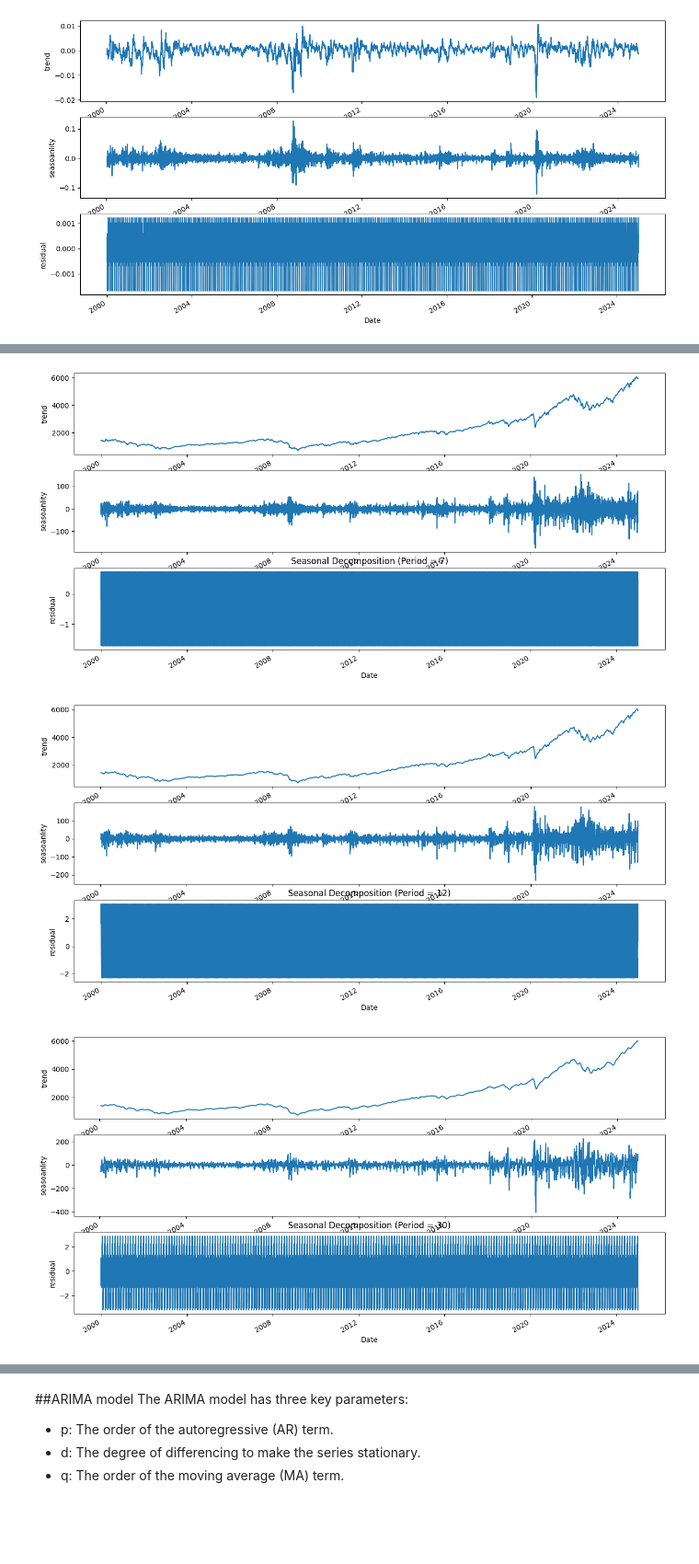
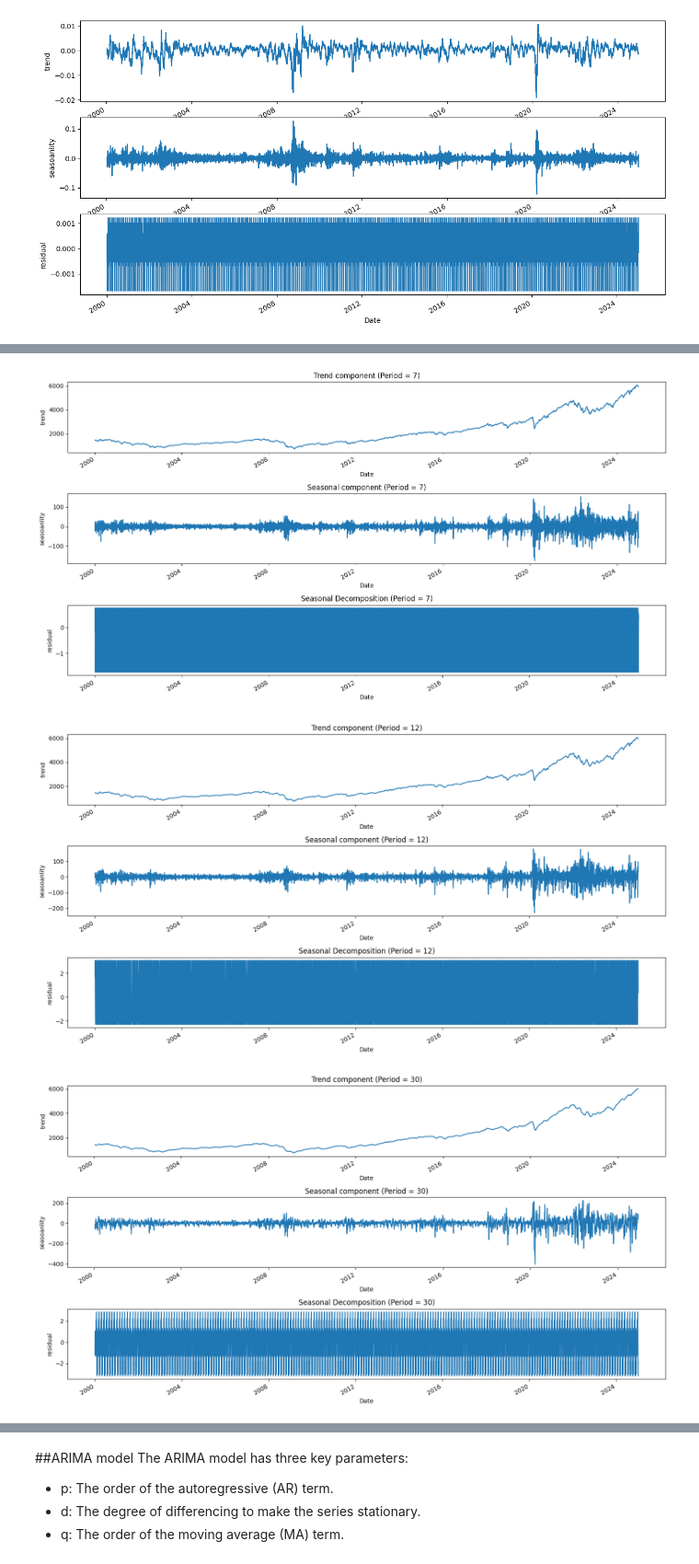
Before and after one commit to andreadamiano/Arbitrated-Dynamic-Ensemble, a Jupyter notebook: Project_code/ARIMA/ARIMA SARIMA model.ipynb, the cells around one changed output, grey strips where cells are left out. Shown at 92% size. Cells and saved outputs as stored; diff of their text form; code cells hidden in the pictures; blank space fills up the shorter version.

```diff
--- a/Project_code/ARIMA/ARIMA SARIMA model.ipynb
+++ b/Project_code/ARIMA/ARIMA SARIMA model.ipynb
@@ -164,14 +179,18 @@ P-value: 0.000
 # %%
 periods = [7, 12, 30, 365]  # Example: weekly, monthly, 30-day, yearly
 for period in periods:
   res = seasonal_decompose(sp500_data['Close'], model = "additive",period = period)
   fig, (ax1,ax2,ax3) = plt.subplots(3,1, figsize=(15,8))
   res.trend.plot(ax=ax1,ylabel = "trend")
+  ax1.set_title(f"Trend component (Period = {period})")
   res.resid.plot(ax=ax2,ylabel = "seasoanlity")
+  ax2.set_title(f"Seasonal component (Period = {period})")
   res.seasonal.plot(ax=ax3,ylabel = "residual")
+  ax3.set_title(f"Residual component (Period = {period})")
   plt.title(f"Seasonal Decomposition (Period = {period})")
+  plt.tight_layout() #adjust layout to avoid plot overlapping
   plt.show()
 # %% [output]
-[figure, old version]
+[figure, new version]
-[figure, old version]
+[figure, new version]
-[figure, old version]
+[figure, new version]
```
Also changed, not shown: parts of 35 cells of this notebook, 5 other files.
